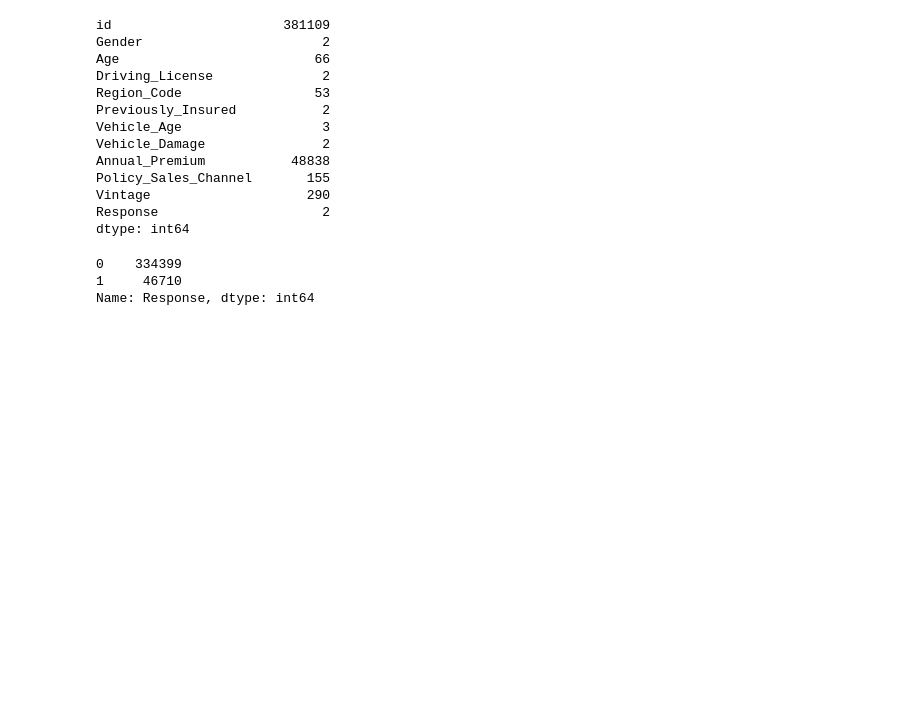
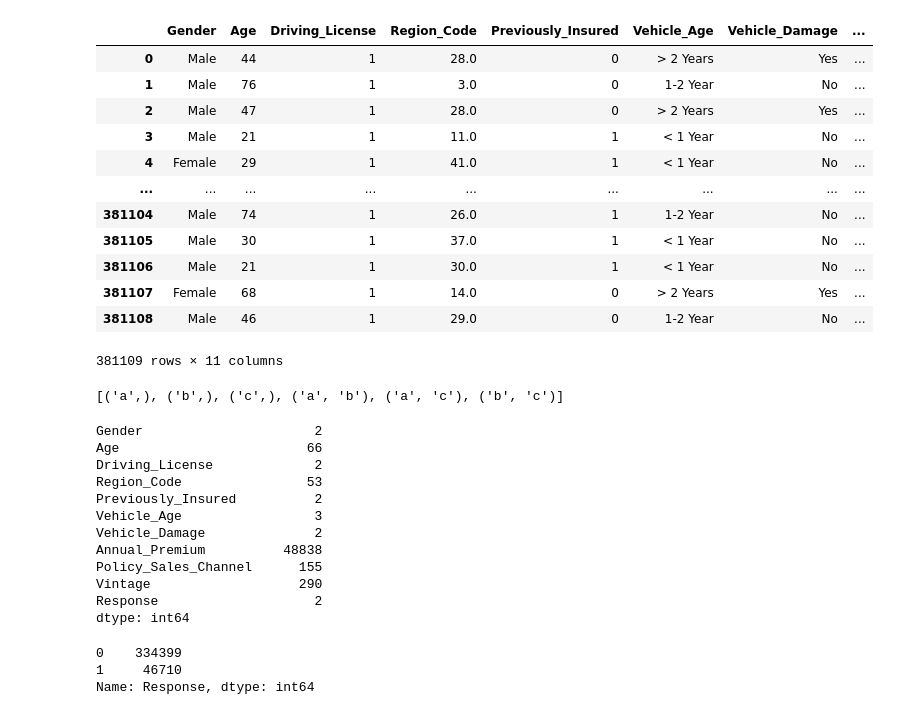
Before and after one commit to atf98/An-Efficient-Discretization-Algorithm-Using-Rough-Set-Theory, a Jupyter notebook: algorithm.ipynb, the cells around one changed output. Saved outputs shown, nothing was run; the diff lists cells and outputs as text; code cells hidden in the pictures; blank space fills up the shorter version.

Commit message:
Combinations added

```diff
--- a/algorithm.ipynb
+++ b/algorithm.ipynb
@@ -26,24 +26,52 @@ import matplotlib.pyplot as plt
 # %%
 # shape (381109, 11)
 data_1 = pd.read_csv('datasets/d1.csv')
-# data_1 = data_1.drop(['id'], axis=1)
+data_1 = data_1.drop(['id'], axis=1)
 
 data_2 = pd.read_csv('datasets/d2.csv')
+# %%
+data_1
+# %% [output]
+|  | Gender | Age | Driving_License | Region_Code | Previously_Insured | Vehicle_Age | Vehicle_Damage | ... |
+| 0 | Male | 44 | 1 | 28.0 | 0 | > 2 Years | Yes | ... |
+| 1 | Male | 76 | 1 | 3.0 | 0 | 1-2 Year | No | ... |
+| 2 | Male | 47 | 1 | 28.0 | 0 | > 2 Years | Yes | ... |
+| 3 | Male | 21 | 1 | 11.0 | 1 | < 1 Year | No | ... |
+| 4 | Female | 29 | 1 | 41.0 | 1 | < 1 Year | No | ... |
+| ... | ... | ... | ... | ... | ... | ... | ... | ... |
+| 381104 | Male | 74 | 1 | 26.0 | 1 | 1-2 Year | No | ... |
+| 381105 | Male | 30 | 1 | 37.0 | 1 | < 1 Year | No | ... |
+| 381106 | Male | 21 | 1 | 30.0 | 1 | < 1 Year | No | ... |
+| 381107 | Female | 68 | 1 | 14.0 | 0 | > 2 Years | Yes | ... |
+| 381108 | Male | 46 | 1 | 29.0 | 0 | 1-2 Year | No | ... |
+381109 rows × 11 columns
+# %%
+from itertools import combinations
+columns_name = ['a','b','c']
+combX = []
+comb_max_depth = 2
+for idx, _ in enumerate(columns_name):
+    if comb_max_depth and comb_max_depth == idx:
+        break
+    combX.extend(list(combinations(columns_name, idx + 1)))
+
+sorted(combX, key=len)
+# %% [output]
+[('a',), ('b',), ('c',), ('a', 'b'), ('a', 'c'), ('b', 'c')]
 # %%
 data_1.nunique()
 # %% [output]
-id                      381109
-Gender                       2
-Age                         66
-Driving_License              2
-Region_Code                 53
-Previously_Insured           2
-Vehicle_Age                  3
-Vehicle_Damage               2
-Annual_Premium           48838
-Policy_Sales_Channel       155
-Vintage                    290
-Response                     2
+Gender                      2
+Age                        66
+Driving_License             2
+Region_Code                53
+Previously_Insured          2
+Vehicle_Age                 3
+Vehicle_Damage              2
+Annual_Premium          48838
+Policy_Sales_Channel      155
+Vintage                   290
+Response                    2
 dtype: int64
 # %%
 # data_1 = data_1.sample(100)
```
Also changed, not shown: parts of 1 cell of this notebook, 2 other files.
